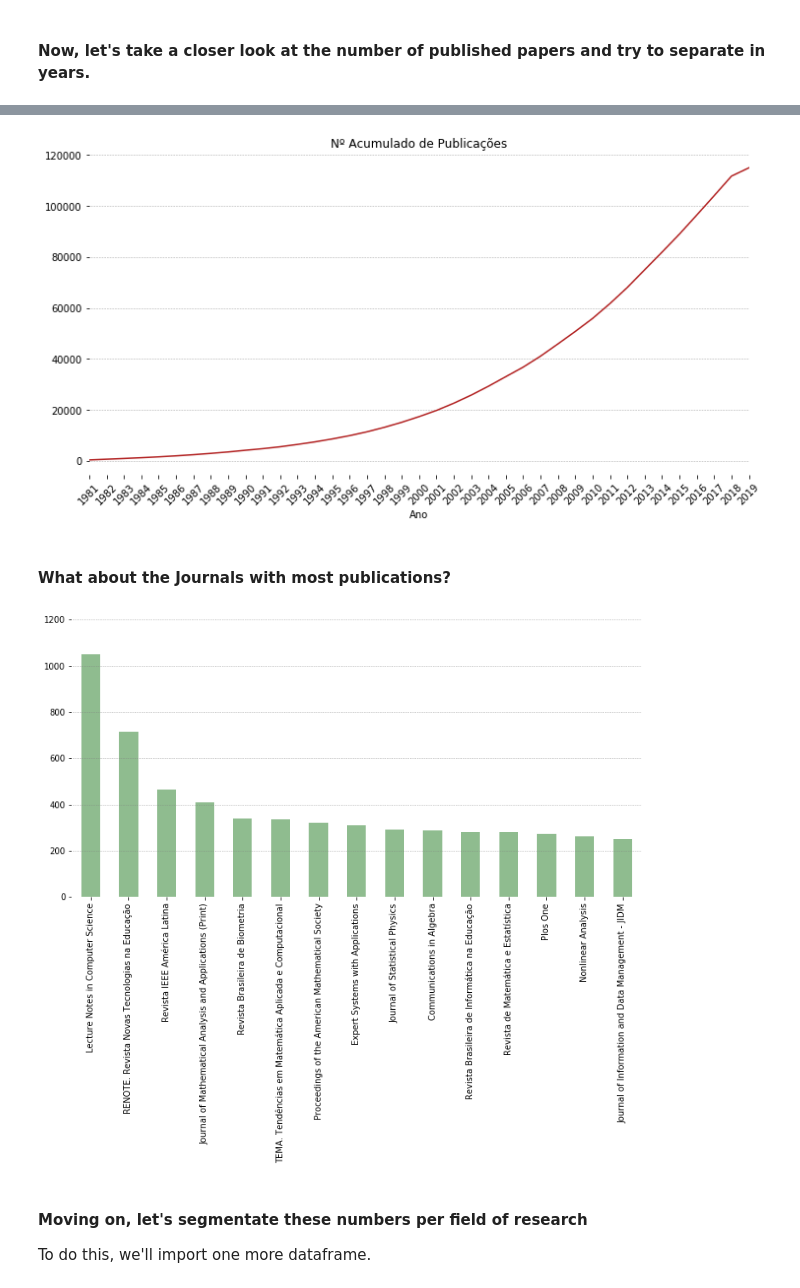
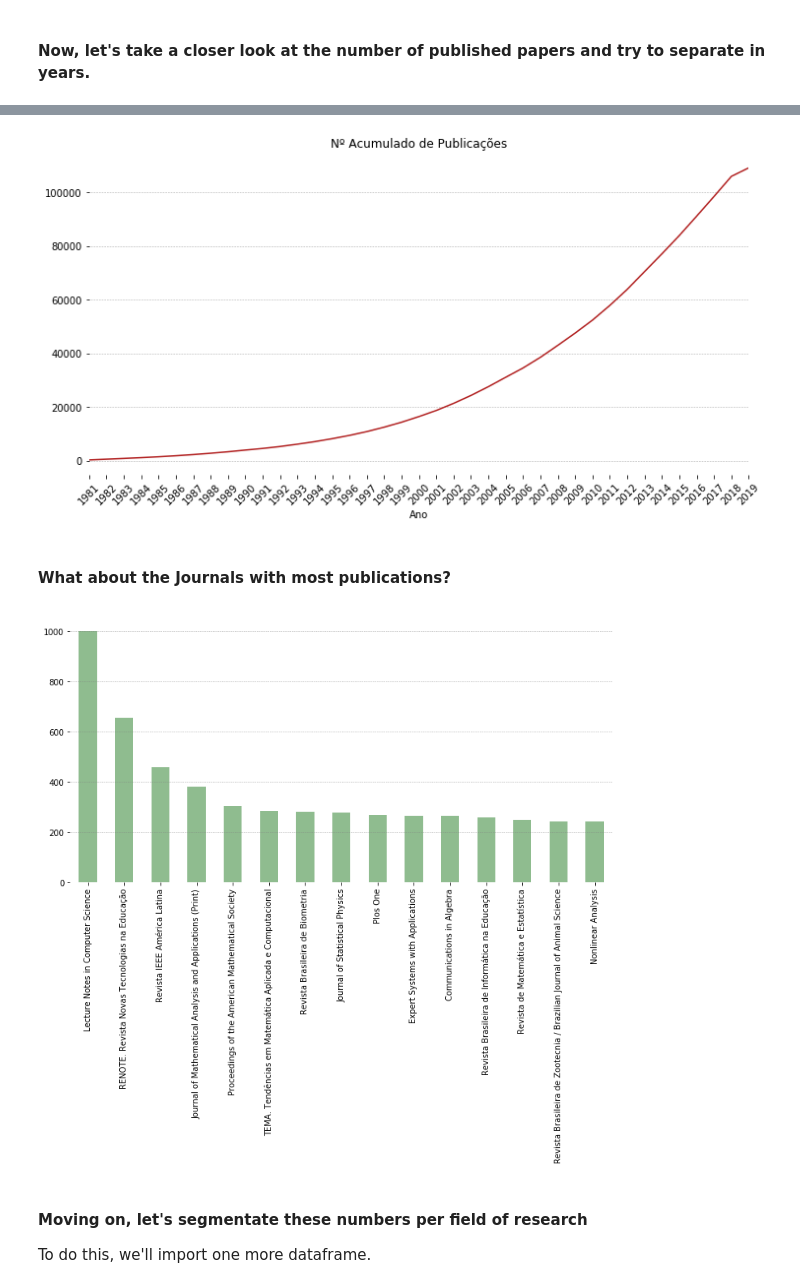
Before and after one commit to davibarreira/PBMNet, a Jupyter notebook: Exploring_Database.ipynb, the cells around one changed output, grey strips where cells are left out. Cells and saved outputs as stored; diff of their text form; code cells hidden in the pictures.

Commit message:
New visualizations

```diff
--- a/Exploring_Database.ipynb
+++ b/Exploring_Database.ipynb
@@ -52,7 +52,7 @@ print('# of researchers in "great" mathematics field: ', df['_id'].unique().shap
 # removing duplicate publications
 df.sort_values(by='ANO-DO-ARTIGO', inplace=True, ascending=False)
 # %%
-df_pub_unique = df.drop_duplicates("TITULO-DO-ARTIGO", keep='first')
+df_pub_unique = df.drop_duplicates("CHAVE_ARTIGO", keep='first')
 # %%
 print('# de publicações removidas: ', df.shape[0] - df_pub_unique.shape[0])
 # %% [output]
@@ -117,7 +117,7 @@ plt.xticks(rotation=45)
 # saving fig
 plt.savefig('Publicacoes_acumulado.png', bbox_inches='tight')
 # %% [output]
-[figure, old version]
+[figure, new version]
 # %% [markdown]
 <br>
 
@@ -125,22 +125,22 @@ plt.savefig('Publicacoes_acumulado.png', bbox_inches='tight')
 # %%
 ax = df_pub_unique['JOURNAL'].value_counts()[:15].plot(kind='bar', color='darkseagreen', figsize=(12,6))
 
 # removing frames
 ax.spines['top'].set_visible(False)
 ax.spines['right'].set_visible(False)
 ax.spines['bottom'].set_visible(False)
 ax.spines['left'].set_visible(False)
 
 # horizontal grid lines
 ax.yaxis.grid(zorder=0,which="major", color='gray', linestyle=':', linewidth=0.6)
-plt.ylim(0,1200)
+#plt.ylim(0,1200)
 
 # x-ticks
 plt.xticks(rotation=90)
 
 plt.savefig('Journals.png', bbox_inches='tight')
 # %% [output]
-[figure, old version]
+[figure, new version]
 # %% [markdown]
 <br>
 
```
Also changed, not shown: parts of 12 cells of this notebook, 6 other files.
